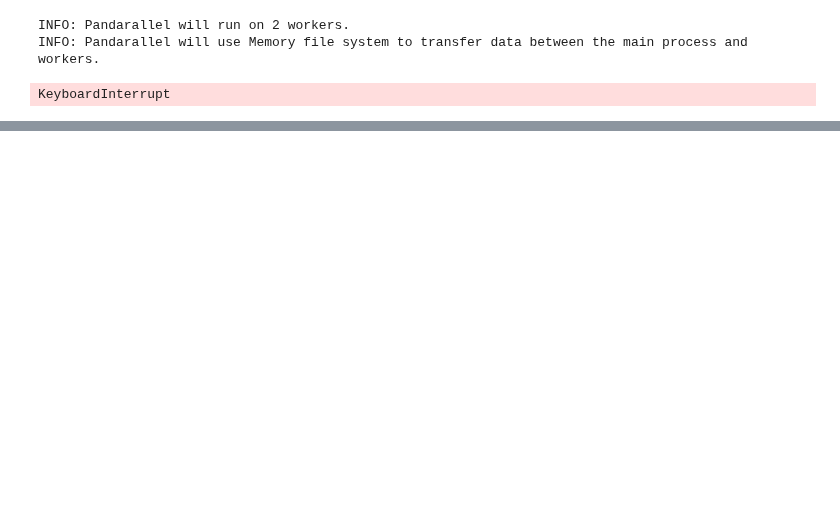
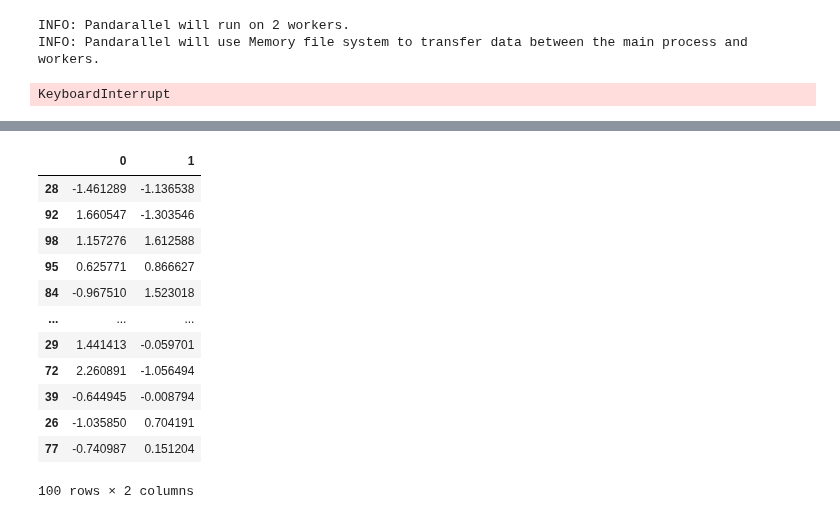
Before and after one commit to RafRomB/imml, a Jupyter notebook: Untitled.ipynb, the cells around one changed output, grey strips where cells are left out. Saved outputs shown, nothing was run; the diff lists cells and outputs as text; code cells hidden in the pictures; blank space fills up the shorter version.

```diff
--- a/Untitled.ipynb
+++ b/Untitled.ipynb
@@ -255,3 +275,19 @@ DatasetUtils.get_n_complete_samples(Xs=train_Xs), DatasetUtils.get_n_incomplete_
+# %%
+train_Xs[1]
+# %% [output]
+|  | 0 | 1 |
+| 28 | -1.461289 | -1.136538 |
+| 92 | 1.660547 | -1.303546 |
+| 98 | 1.157276 | 1.612588 |
+| 95 | 0.625771 | 0.866627 |
+| 84 | -0.967510 | 1.523018 |
+| ... | ... | ... |
+| 29 | 1.441413 | -0.059701 |
+| 72 | 2.260891 | -1.056494 |
+| 39 | -0.644945 | -0.008794 |
+| 26 | -1.035850 | 0.704191 |
+| 77 | -0.740987 | 0.151204 |
+100 rows × 2 columns
 # %%
 model = Model(alg_name=alg_name, alg=alg)
 clusters, model = model.method(train_Xs=train_Xs, n_clusters=n_clusters, random_state=random_state, run_n=run_n)
```
Also changed, not shown: parts of 6 cells of this notebook, 5 other files.
